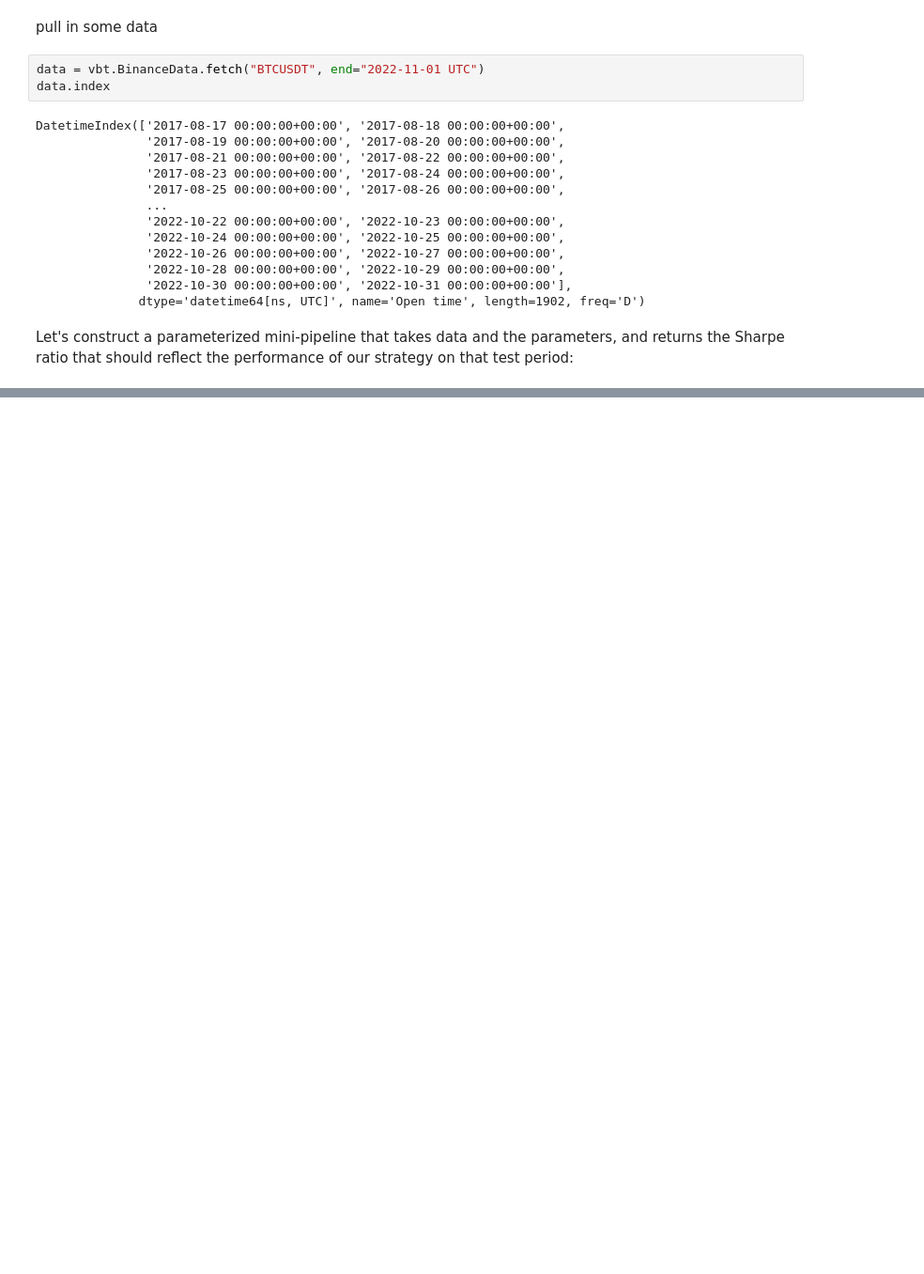
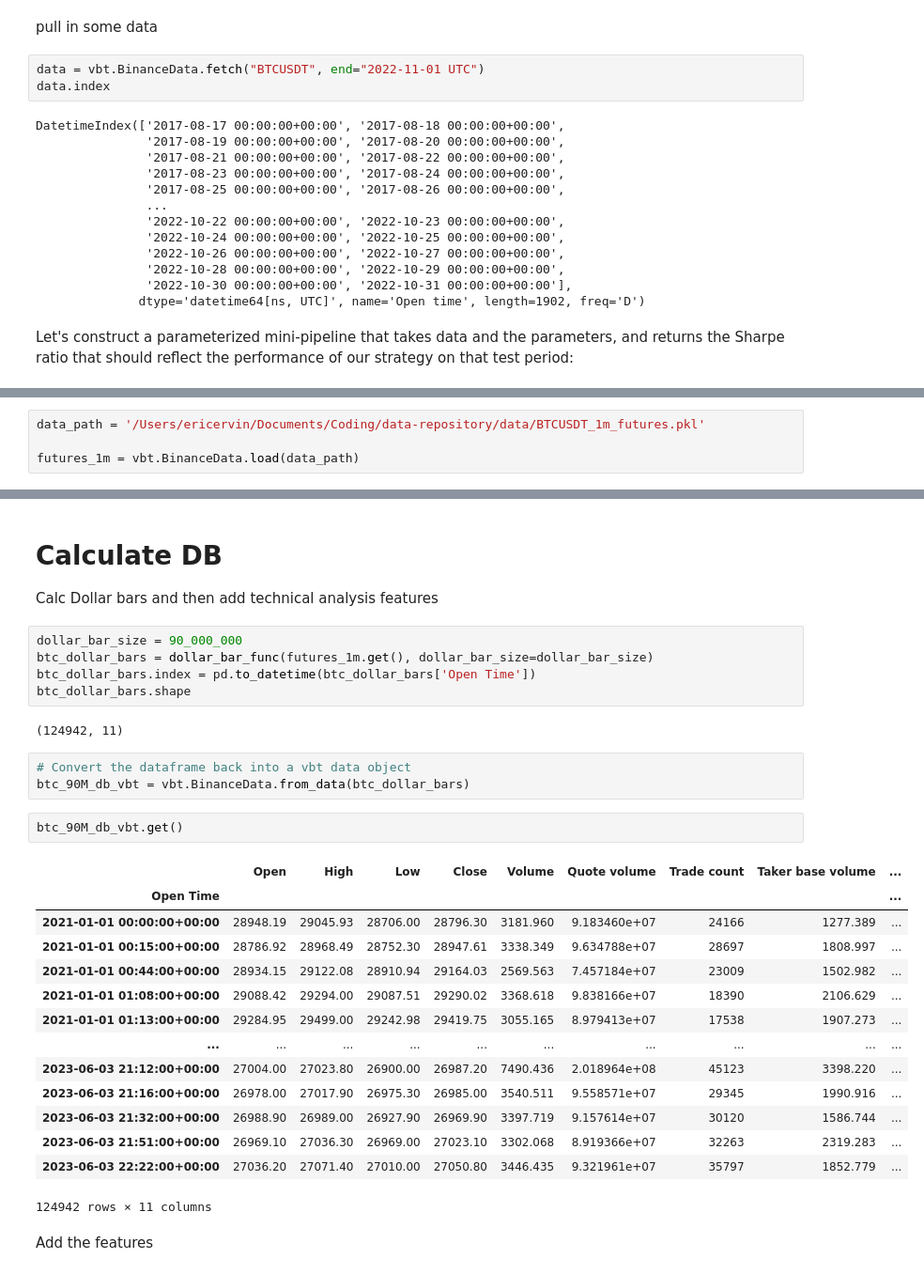
Before and after one commit to eervin123/sigma, a Jupyter notebook: xgb_modeling.ipynb, the cells around one changed output, grey strips where cells are left out. Shown at 94% size. Drawn from its saved outputs; the diff is of its cells as text; blank space fills up the shorter version.

```diff
--- a/xgb_modeling.ipynb
+++ b/xgb_modeling.ipynb
@@ -235,0 +201,4 @@ pf['2021':'2023'].plot().show_svg()
+# %%
+data_path = '/Users/ericervin/Documents/Coding/data-repository/data/BTCUSDT_1m_futures.pkl'
+
+futures_1m = vbt.BinanceData.load(data_path)
@@ -235,0 +303,32 @@ pf['2021':'2023'].plot().show_svg()
+# %% [markdown]
+# Calculate DB
+Calc Dollar bars and then add technical analysis features
+# %%
+dollar_bar_size = 90_000_000
+btc_dollar_bars = dollar_bar_func(futures_1m.get(), dollar_bar_size=dollar_bar_size)
+btc_dollar_bars.index = pd.to_datetime(btc_dollar_bars['Open Time'])
+btc_dollar_bars.shape
+# %% [output]
+(124942, 11)
+# %%
+# Convert the dataframe back into a vbt data object
+btc_90M_db_vbt = vbt.BinanceData.from_data(btc_dollar_bars)
+# %%
+btc_90M_db_vbt.get()
+# %% [output]
+|  | Open | High | Low | Close | Volume | Quote volume | Trade count | Taker base volume | ... |
+| Open Time |  |  |  |  |  |  |  |  | ... |
+| 2021-01-01 00:00:00+00:00 | 28948.19 | 29045.93 | 28706.00 | 28796.30 | 3181.960 | 9.183460e+07 | 24166 | 1277.389 | ... |
+| 2021-01-01 00:15:00+00:00 | 28786.92 | 28968.49 | 28752.30 | 28947.61 | 3338.349 | 9.634788e+07 | 28697 | 1808.997 | ... |
+| 2021-01-01 00:44:00+00:00 | 28934.15 | 29122.08 | 28910.94 | 29164.03 | 2569.563 | 7.457184e+07 | 23009 | 1502.982 | ... |
+| 2021-01-01 01:08:00+00:00 | 29088.42 | 29294.00 | 29087.51 | 29290.02 | 3368.618 | 9.838166e+07 | 18390 | 2106.629 | ... |
+| 2021-01-01 01:13:00+00:00 | 29284.95 | 29499.00 | 29242.98 | 29419.75 | 3055.165 | 8.979413e+07 | 17538 | 1907.273 | ... |
+| ... | ... | ... | ... | ... | ... | ... | ... | ... | ... |
+| 2023-06-03 21:12:00+00:00 | 27004.00 | 27023.80 | 26900.00 | 26987.20 | 7490.436 | 2.018964e+08 | 45123 | 3398.220 | ... |
+| 2023-06-03 21:16:00+00:00 | 26978.00 | 27017.90 | 26975.30 | 26985.00 | 3540.511 | 9.558571e+07 | 29345 | 1990.916 | ... |
+| 2023-06-03 21:32:00+00:00 | 26988.90 | 26989.00 | 26927.90 | 26969.90 | 3397.719 | 9.157614e+07 | 30120 | 1586.744 | ... |
+| 2023-06-03 21:51:00+00:00 | 26969.10 | 27036.30 | 26969.00 | 27023.10 | 3302.068 | 8.919366e+07 | 32263 | 2319.283 | ... |
+| 2023-06-03 22:22:00+00:00 | 27036.20 | 27071.40 | 27010.00 | 27050.80 | 3446.435 | 9.321961e+07 | 35797 | 1852.779 | ... |
+124942 rows × 11 columns
+# %% [markdown]
+Add the features
```
Also changed, not shown: parts of 20 cells of this notebook, 3 other files.
